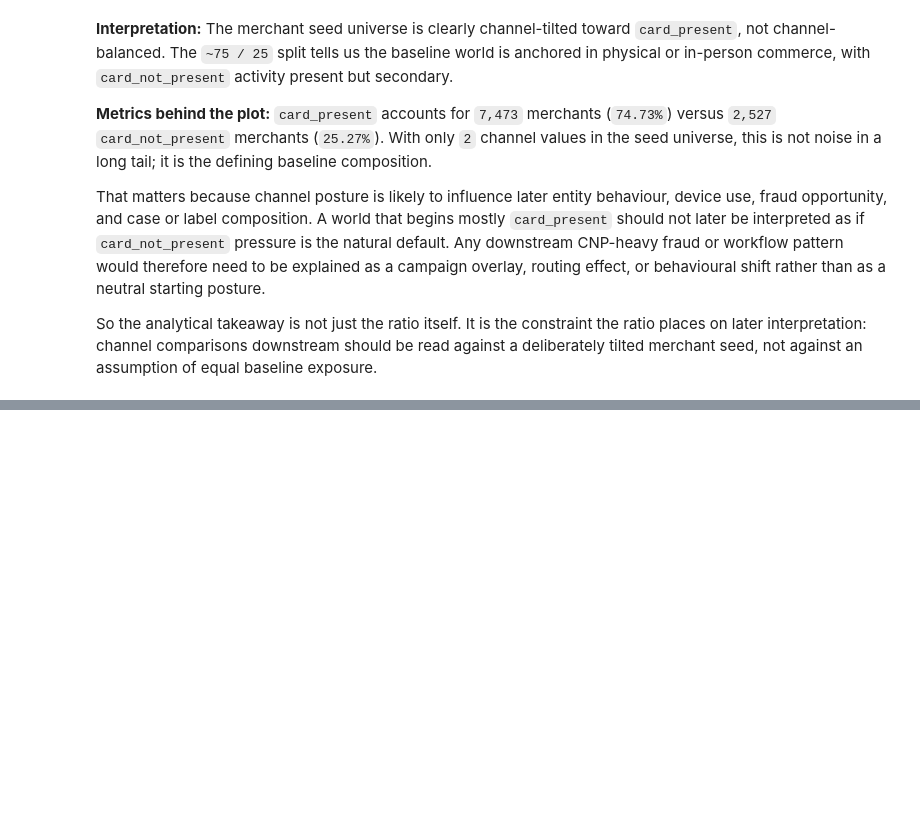
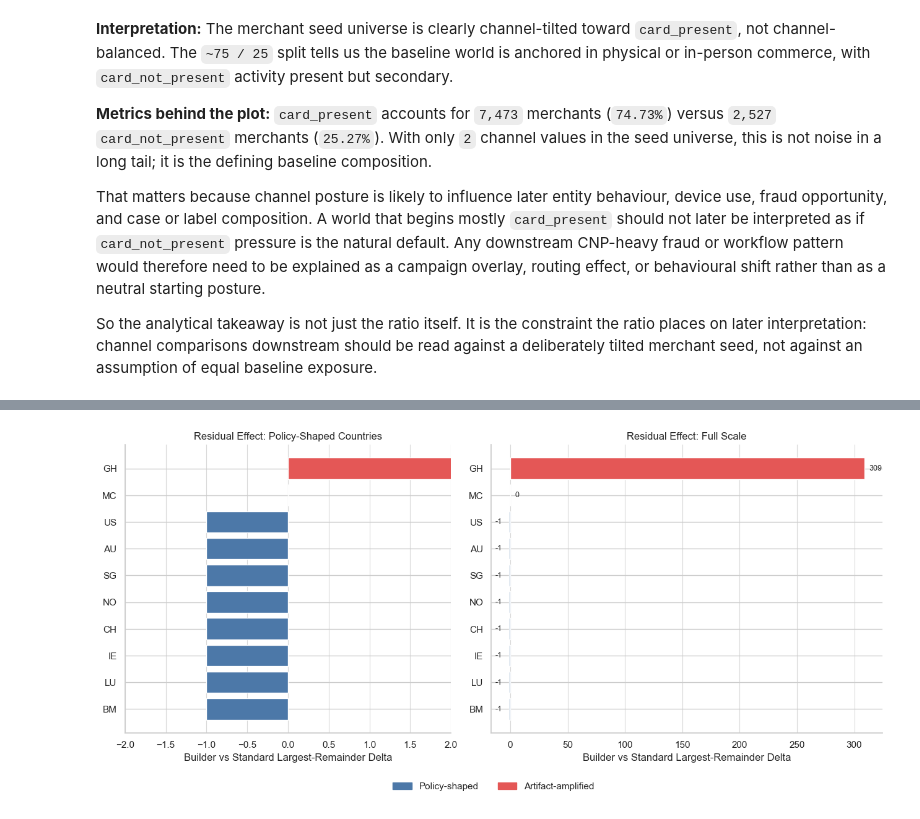
Before and after one commit to EsosaOrumwese/fraud-detection-system, a Jupyter notebook: analysis/dev_full_offline_investigation/00_investigation/notebooks/00_understanding_governed_data_world_p1.ipynb, the cells around one changed output, grey strips where cells are left out. Drawn from its saved outputs; the diff is of its cells as text; code cells hidden in the pictures; blank space fills up the shorter version.

```diff
--- a/analysis/dev_full_offline_investigation/00_investigation/notebooks/00_understanding_governed_data_world_p1.ipynb
+++ b/analysis/dev_full_offline_investigation/00_investigation/notebooks/00_understanding_governed_data_world_p1.ipynb
@@ -543,0 +746,5 @@ The country Pareto chart tells us where merchant weight sits, but not whether th
+# %%
+# Angle 3: policy-shaped versus artifact-shaped residual effect.
+draw_policy_artifact_plot()
+# %% [output]
+[figure, added]
```
Also changed, not shown: parts of 13 cells of this notebook.
